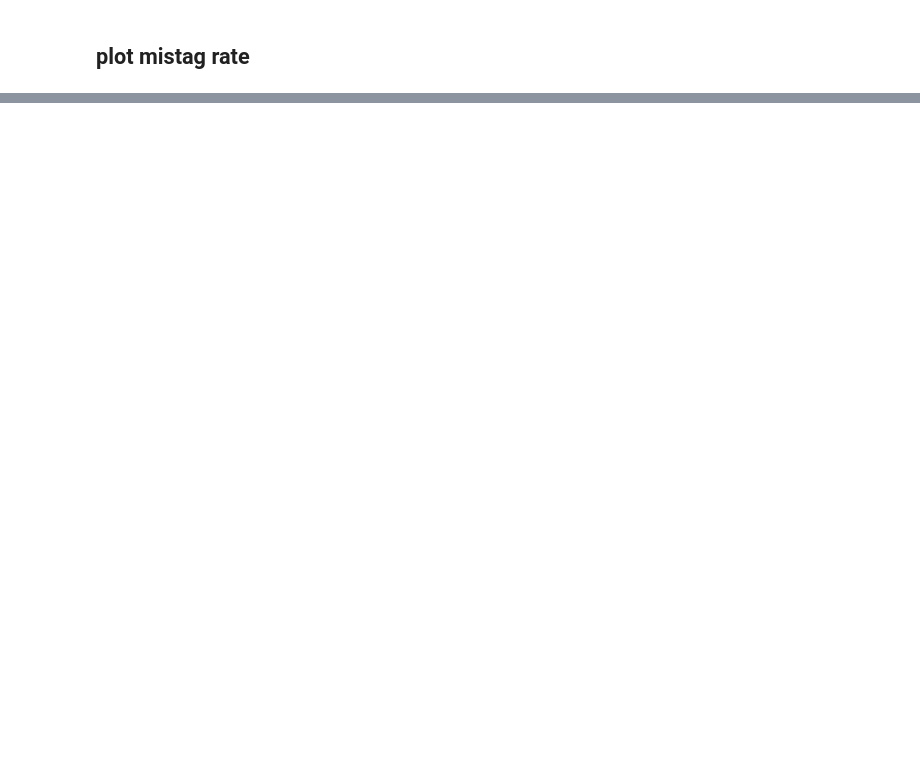
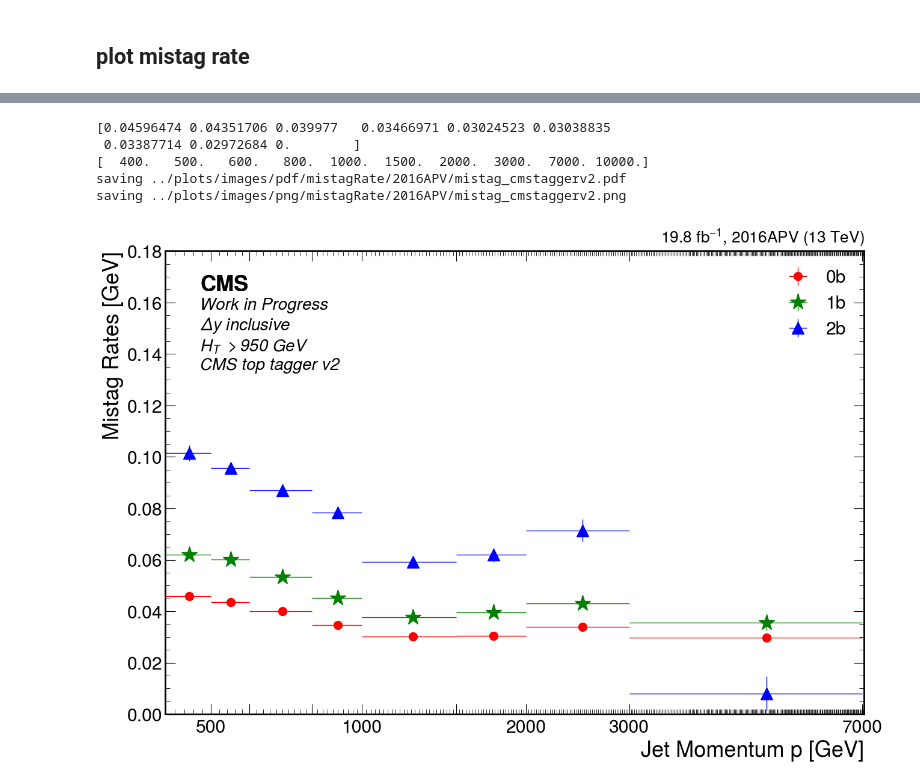
Before and after one commit to 7quantumphysics/TTbarAllHadUproot, a Jupyter notebook: mistag/mistagRate.ipynb, the cells around one changed output, grey strips where cells are left out. Drawn from its saved outputs; the diff is of its cells as text; code cells hidden in the pictures; blank space fills up the shorter version.

```diff
--- a/mistag/mistagRate.ipynb
+++ b/mistag/mistagRate.ipynb
@@ -269,40 +362,55 @@ hep.cms.label('', data=True, lumi=luminosity[IOV]/1000, year=IOV, fontsize=20, l
 #              +r'$\Delta y$ inclusive'+'\n'+r'$H_T\ > 1400\ GeV$'+'\n'
 #              +tagger,
 #              fontsize=20, loc=2)
-hep.cms.text('Work in Progress\ndata/simulation'+'\n'
-             +r'$\Delta y$ inclusive'+'\n'+r'$H_T\ > 1400\ GeV$'+'\n'
+hep.cms.text('Work in Progress'+'\n'
+             +r'$\Delta y$ inclusive'+'\n'+r'$H_T\ > 950\ GeV$'+'\n'
              +tagger,
              fontsize=20, loc=2)
 
-plt.ylim(bottom = 0.0, top = 0.16)
-# plt.ylim(bottom = 0.0, top = 0.40)
+plt.ylim(bottom = 0.0, top = 0.18)
+# plt.ylim(bottom = 0.0, top = 0.26)
 plt.xlim(400, 7050)
 
 hep.histplot(mistag0b, pbins, ax=ax, xerr=True, yerr=err0b, histtype='errorbar', color='red', markersize=20)
-hep.histplot(mistag1b, pbins, ax=ax, xerr=True, yerr=err1b, histtype='errorbar', color='green', markersize=20)
-hep.histplot(mistag2b, pbins, ax=ax, xerr=True, yerr=err2b, histtype='errorbar', color='blue', markersize=20)
+hep.histplot(mistag1b, pbins, ax=ax, xerr=True, yerr=err1b, histtype='errorbar', color='green', marker='*', markersize=20)
+hep.histplot(mistag2b, pbins, ax=ax, xerr=True, yerr=err2b, histtype='errorbar', color='blue', marker='^', markersize=15)
 
 # ---- Optional x-axis scaling ---- #
 ax.set_xscale('function', functions=(forward, inverse))
 plt.xticks(np.array([400, 500, 600, 800, 1000, 1500, 2000, 3000, 7000]))
 ax.set_xticklabels(['', 500, '', '', 1000, '', 2000, 3000, 7000])
 ax.set_xlabel('Jet Momentum p [GeV]')
 ax.set_ylabel('Mistag Rates [GeV]')
-plt.legend(['0b', '1b', '2b'])
+plt.legend(['0b', '1b', '2b'], loc='upper right')
 
 # coffee = plt.text(1.0, 0.87, u"☕",
 #               fontsize=50,
 #               horizontalalignment='right',
 #               verticalalignment='top',
 #               transform=ax.transAxes
 #              )
 
+# QCDlabel = plt.text(0.85, 0.95, 'QCD Pythia 8',
+#               weight='bold',
+#               fontsize=20,
+#               horizontalalignment='right',
+#               verticalalignment='top',
+#               transform=ax.transAxes
+#              )
+
 savefilename = f'../plots/images/pdf/mistagRate/'+IOV+'/mistag_'+tagger.lower().replace('top','').replace(' ','')+'.pdf'
 
-plt.savefig(savefilename)
-plt.savefig(savefilename.replace('pdf', 'png'))
+# plt.savefig(savefilename)
+# plt.savefig(savefilename.replace('pdf', 'png'))
 
 print('saving', savefilename)
 print('saving', savefilename.replace('pdf', 'png'))
 
 plt.show()
+# %% [output]
+[0.04596474 0.04351706 0.039977   0.03466971 0.03024523 0.03038835
+ 0.03387714 0.02972684 0.        ]
+[  400.   500.   600.   800.  1000.  1500.  2000.  3000.  7000. 10000.]
+saving ../plots/images/pdf/mistagRate/2016APV/mistag_cmstaggerv2.pdf
+saving ../plots/images/png/mistagRate/2016APV/mistag_cmstaggerv2.png
+[figure, added]
```
Also changed, not shown: parts of 7 cells of this notebook, 9 other files.
